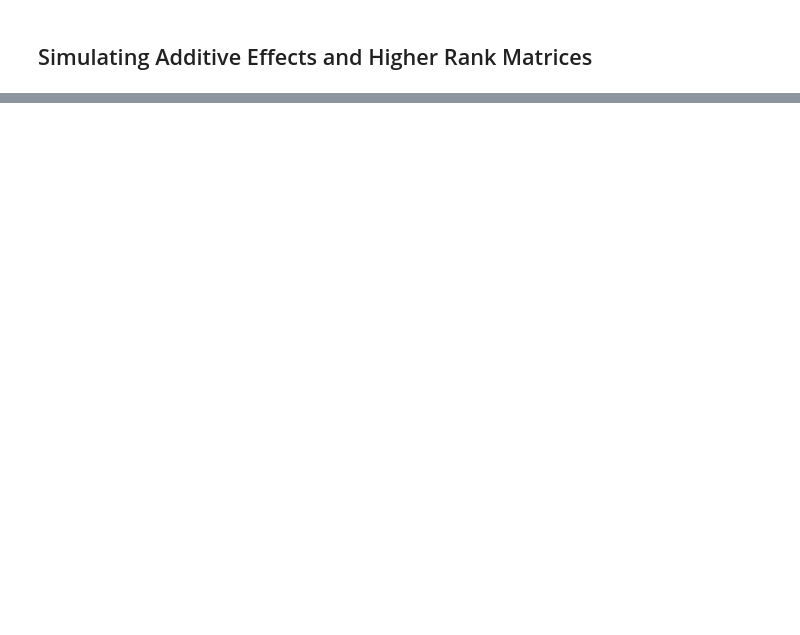
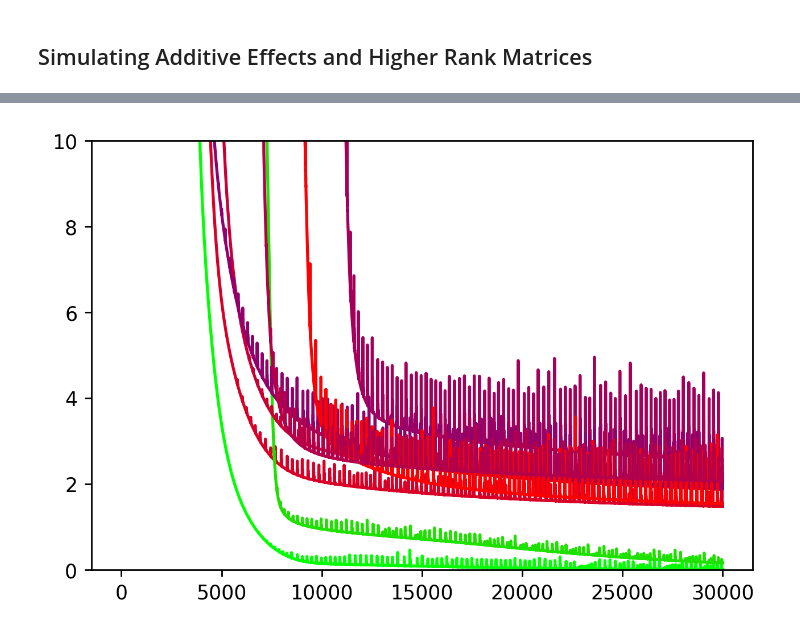
Before and after one commit to tangdavid/efa, a Jupyter notebook: sim/sim.ipynb, the cells around one changed output, grey strips where cells are left out. Cells and saved outputs as stored; diff of their text form; code cells hidden in the pictures; blank space fills up the shorter version.

```diff
--- a/sim/sim.ipynb
+++ b/sim/sim.ipynb
@@ -306,0 +522,10 @@ array([[-1.46350615, -0.73710432],
+# %%
+k = 4
+plt.figure(dpi = 250)
+with open('./pkl/anchor_k%d.pkl' % k, 'rb') as f:
+    res = pkl.load(f)
+    for i in range(10):
+        plt.plot(res[:-1, i], c = plt.cm.brg(res[-1, i]))
+        plt.ylim(0, 10)
+# %% [output]
+[figure, added]
```
Also changed, not shown: parts of 49 cells of this notebook.
